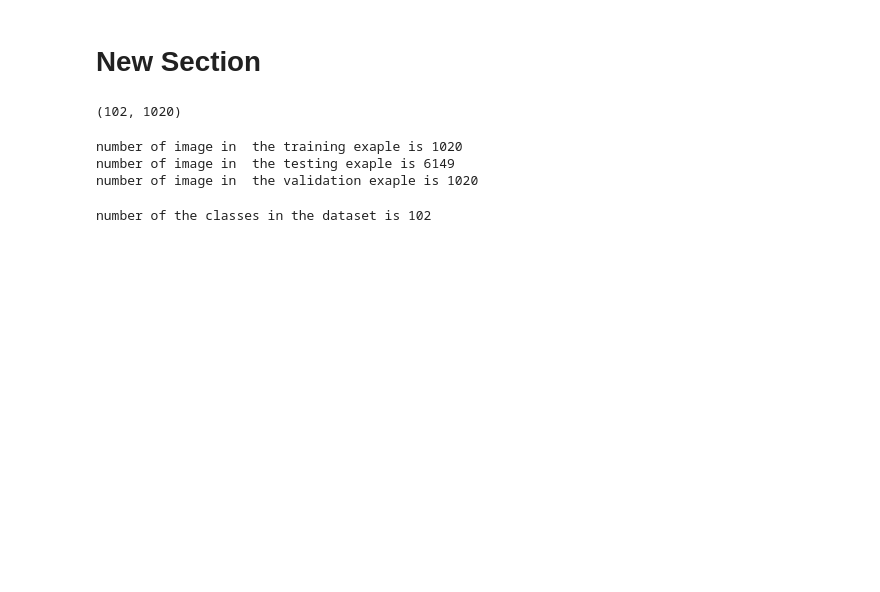
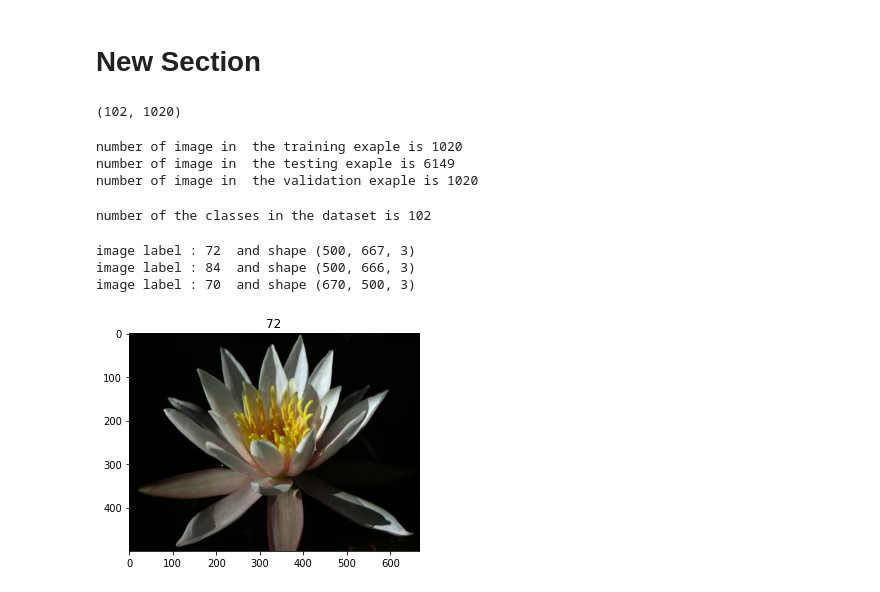
Before and after one commit to kartikeyshaurya/Udacity_deep_learning_nanodergree, a Jupyter notebook: flowers.ipynb, the cells around one changed output. Saved outputs shown, nothing was run; the diff lists cells and outputs as text; code cells hidden in the pictures; blank space fills up the shorter version.

```diff
--- a/flowers.ipynb
+++ b/flowers.ipynb
@@ -69,6 +71,6 @@ dataset, dataset_info = tfds.load("oxford_flowers102",with_info=True,download=Tr
 # New Section
 # %%
 # splitting it in the training testing and the validation set
-training_set,  testing_set, validation_set = dataset["train"], dataset['test'], dataset['validation']
+(training_set,  testing_set, validation_set )= (dataset["train"], dataset['test'], dataset['validation'])
 # %%
 # getting the info
@@ -96,3 +99,25 @@ print("number of the classes in the dataset is "+ str(total_classes))
 number of the classes in the dataset is 102
 # %%
 # TODO: Print the shape and corresponding label of 3 images in the training set.
+count = 0
+for image in training_set:
+  image, label , shape = image['image'], image['label'], image['image'].shape
+  print("image label : {0}  and shape {1} ".format(label, shape) )
+  count +=1
+  if(count == 3):
+    break ;
+# %% [output]
+image label : 72  and shape (500, 667, 3)
+image label : 84  and shape (500, 666, 3)
+image label : 70  and shape (670, 500, 3)
+# %%
+# TODO: Plot 1 image from the training set. Set the title
+# of the plot to the corresponding image label.
+
+for image in training_set:
+  image, label = image['image'], image['label']
+  plt.imshow(image.numpy())
+  plt.title(label.numpy())
+  break
+# %% [output]
+[figure, added]
```
Also changed, not shown: parts of 22 cells of this notebook.
